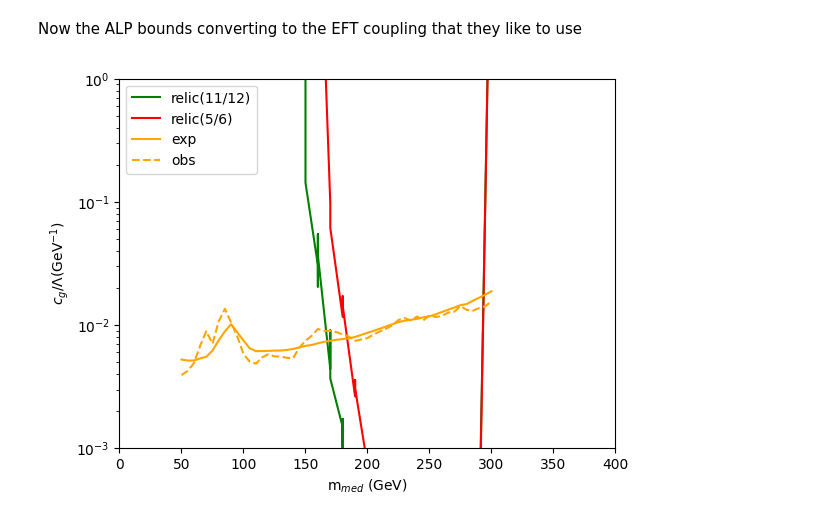
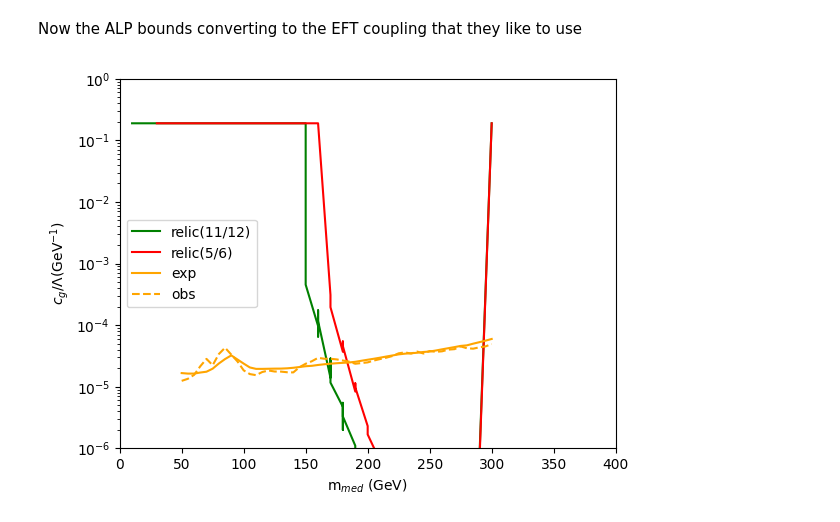
Before and after one commit to violatingcp/VQQDMRecast, a Jupyter notebook: dark_sector_lhc.ipynb, the cells around one changed output. Saved outputs shown, nothing was run; the diff lists cells and outputs as text; code cells hidden in the pictures.

Commit message:
updating relic plot

```diff
--- a/dark_sector_lhc.ipynb
+++ b/dark_sector_lhc.ipynb
@@ -581,7 +587,7 @@ def ylhc_sbb_obs():
 #convert to gq/lambda for the alps if iAxion otherwise multiply by 2/3
 def gqpseudotrans(gq,iAxion):
     gq*=2./3.
-    v=246 #Higgs vev
+    v=246*32*np.pi**2 #Higgs vev
     gq=np.where(iAxion,gq/v,gq)
     return gq
 # %% [markdown]
@@ -651,32 +657,32 @@ Now the ALP bounds converting to the EFT coupling that they like to use
 # %%
 xelhc,yelhc = ylhc_sbb_exp()
 xolhc,yolhc = ylhc_sbb_obs()
 yelhc=gqpseudotrans(yelhc,True)
 yolhc=gqpseudotrans(yolhc,True)
 
 file = uproot.open("/Users/philipharris/Dropbox/Physics/DM/relic/files/relic_pseudo.root")
 relicmed11,relicgq11=relic(file,11./12.,0.02)
 relicmed5,relicgq5=relic(file,5./6.,0.01)
 relicmed2,relicgq2=relic(file,2./3.,0.01)
 
 relicgq11=gqpseudotrans(relicgq11,True)
 relicgq5 =gqpseudotrans(relicgq5,True)
 relicgq2 =gqpseudotrans(relicgq2,True)
 
 #going from alphaD=0.1=>0.5, y gets scaled by 5 and Gamma_{alpha5} = 5 Gamma => multiply by 25
 plt.plot(relicmed11,relicgq11,label='relic(11/12)',c='green')
 plt.plot(relicmed5,relicgq5,label='relic(5/6)',c='red')
 #plt.plot(relicmed2,relicgq2,label='relic(2/3)',c='blue')
 plt.plot(xelhc,yelhc,label='exp',c='orange')
 plt.plot(xolhc,yolhc,label='obs',c='orange',linestyle='--')
 
 plt.xlabel("m$_{med}$ (GeV)")
 plt.ylabel("$c_g/\Lambda$(GeV$^{-1}$)")
 plt.legend()
 #plt.xscale('log')
 plt.xlim((0,400))
-plt.ylim((1e-3,1.0))
+plt.ylim((1e-6,1.0))
 plt.yscale('log')
 plt.show()
 # %% [output]
-[figure, old version]
+[figure, new version]
```
Also changed, not shown: parts of 6 cells of this notebook, 1 other file.
